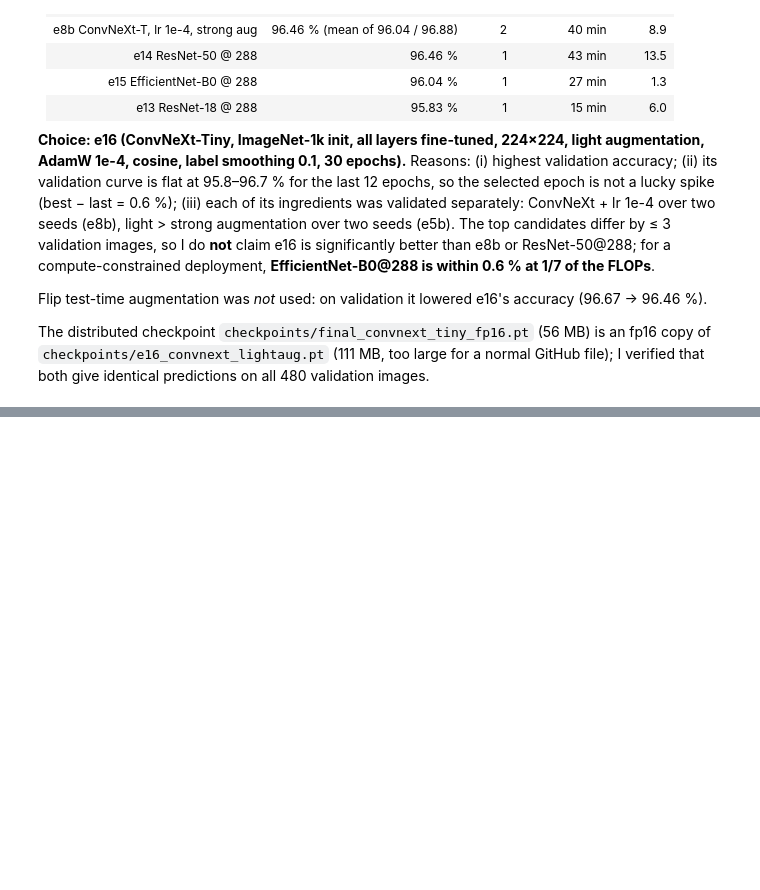
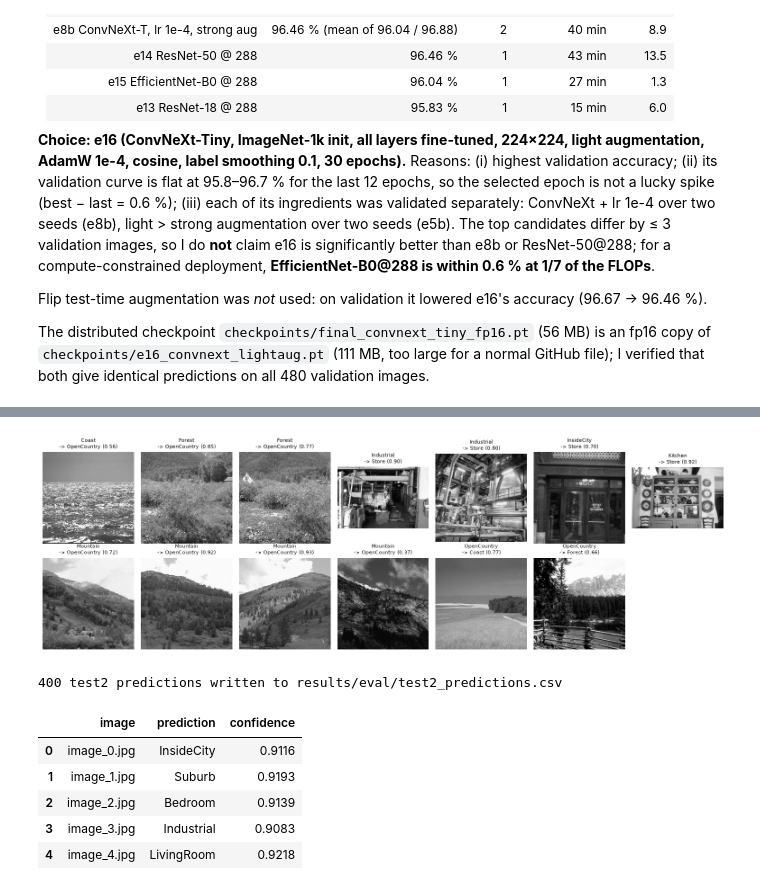
Before and after one commit to areddy75/Computer-Vision-Assignment-1, a Jupyter notebook: assignment1/ITCS_6169_8169_Assignment1_2026_Starter.ipynb, the cells around one changed output, grey strips where cells are left out. Drawn from its saved outputs; the diff is of its cells as text; code cells hidden in the pictures; blank space fills up the shorter version.

```diff
--- a/assignment1/ITCS_6169_8169_Assignment1_2026_Starter.ipynb
+++ b/assignment1/ITCS_6169_8169_Assignment1_2026_Starter.ipynb
@@ -570,0 +746,29 @@ print(f'Final test accuracy: {test_acc:.4f}')
+# %%
+# All misclassified test images (true -> predicted, confidence)
+wrong = (test_pred != test_labels).nonzero().flatten().tolist()
+cols = 7
+fig, axes = plt.subplots((len(wrong) + cols - 1) // cols, cols, figsize=(2.2 * cols, 2.5 * ((len(wrong) + cols - 1) // cols)))
+for ax in axes.flat: ax.axis('off')
+for ax, i in zip(axes.flat, wrong):
+    ax.imshow(final_test_ds.images[i], cmap='gray')
+    ax.set_title(f'{classes[test_labels[i]]}\n-> {classes[test_pred[i]]} ({test_probs[i].max():.2f})', fontsize=8)
+plt.tight_layout(); plt.show()
+
+# Predictions for the unlabelled data/test2 folder
+paths = sorted((DATA_ROOT / 'test2').glob('*.jpg'), key=lambda p: int(''.join(filter(str.isdigit, p.stem))))
+t2 = InMemoryImages(paths, [0] * len(paths), build_transforms(final_cfg['data'], False))
+t2_probs, _ = predict(final_model, make_loader(t2, 64, False, 0), device)
+t2_df = pd.DataFrame({'image': [p.name for p in paths], 'prediction': [classes[i] for i in t2_probs.argmax(1)],
+                      'confidence': t2_probs.max(1).values.numpy().round(4)})
+t2_df.to_csv(RESULTS / 'eval' / 'test2_predictions.csv', index=False)
+print(f'{len(t2_df)} test2 predictions written to results/eval/test2_predictions.csv')
+t2_df.head()
+# %% [output]
+[figure, added]
+400 test2 predictions written to results/eval/test2_predictions.csv
+|  | image | prediction | confidence |
+| 0 | image_0.jpg | InsideCity | 0.9116 |
+| 1 | image_1.jpg | Suburb | 0.9193 |
+| 2 | image_2.jpg | Bedroom | 0.9139 |
+| 3 | image_3.jpg | Industrial | 0.9083 |
+| 4 | image_4.jpg | LivingRoom | 0.9218 |
```
Also changed, not shown: parts of 31 cells of this notebook, 13 other files.
